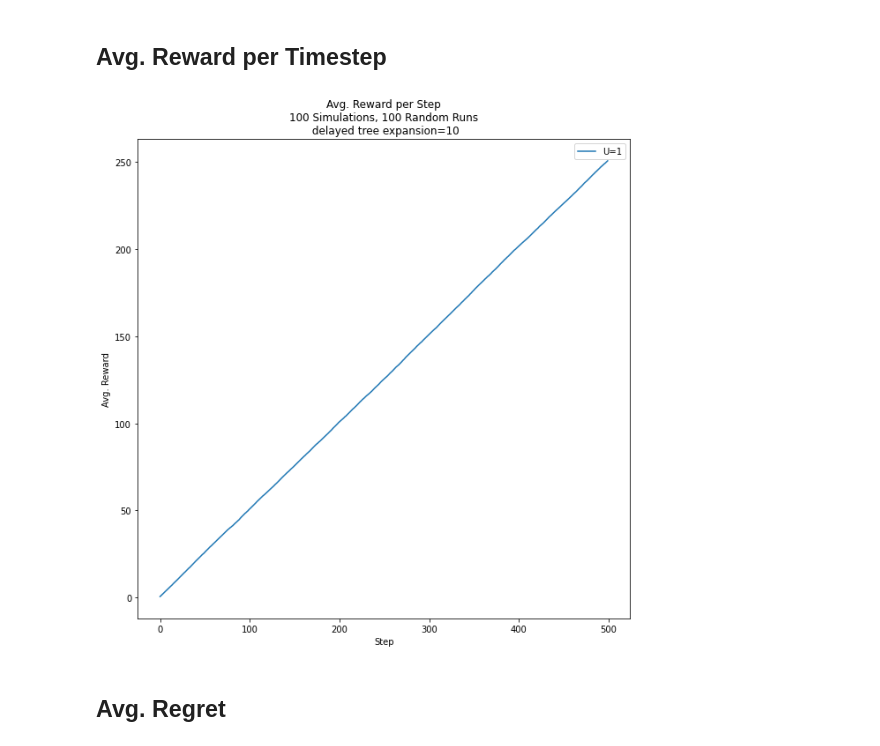
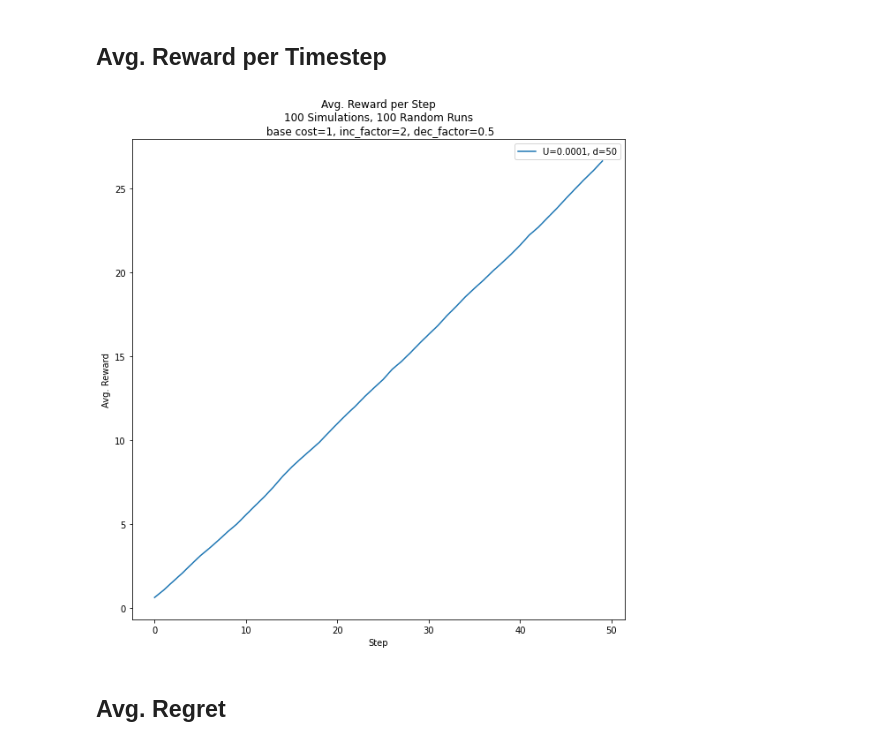
Before and after one commit to dvirla/ARLBayesMCTS, a Jupyter notebook: changing_query_analysis.ipynb, the cells around one changed output. Cells and saved outputs as stored; diff of their text form; code cells hidden in the pictures.

```diff
--- a/changing_query_analysis.ipynb
+++ b/changing_query_analysis.ipynb
@@ -15,5 +15,5 @@ import pickle
 np.random.seed(42)
 random.seed(42)
 # %%
-df_100_sim = pd.read_csv('./records_tests/test_record_100_sim_1_exp_100_runs_10_tree_svetas_setting.csv')
+df = pd.read_csv('./records_tests/test_record_1000_sim_1e-06_exp_100_runs_600_tree_05292022124727.csv')
 # %%
@@ -47,13 +50,13 @@ Name: chosen_arm, dtype: int64
 ## Avg. Reward per Timestep
 # %%
 fig, ax = plt.subplots(1,1,figsize=(10,10))
-df_100_sim.groupby(['timestep']).mean()['reward'].expanding().sum().plot(
-        ax=ax, title='Avg. Reward per Step\n100 Simulations, 100 Random Runs\n delayed tree expansion=10', xlabel='Step', ylabel='Avg. Reward', label='U=1')
+df.groupby(['timestep']).mean()['reward'].expanding().sum().plot(
+        ax=ax, title='Avg. Reward per Step\n100 Simulations, 100 Random Runs\n base cost=1, inc_factor=2, dec_factor=0.5', xlabel='Step', ylabel='Avg. Reward', label='U=0.0001, d=50')
 
 ax.legend()
 plt.show()
 # %% [output]
-[figure, old version]
+[figure, new version]
 # %% [markdown]
 ## Avg. Regret
 # %%
```
Also changed, not shown: parts of 6 cells of this notebook, 1 other file.
